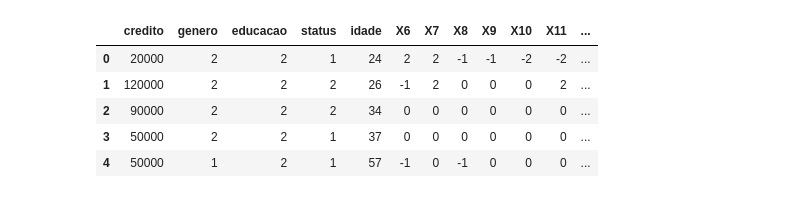
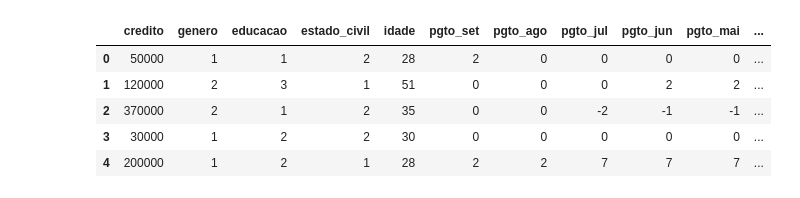
Before and after one commit to gstw7/Case, a Jupyter notebook: Terceira Questão/notebooks/2_eda.ipynb, the cells around one changed output. Saved outputs shown, nothing was run; the diff lists cells and outputs as text; code cells hidden in the pictures.

```diff
--- a/Terceira Questão/notebooks/2_eda.ipynb
+++ b/Terceira Questão/notebooks/2_eda.ipynb
@@ -11,18 +48,17 @@ pd.set_option('display.max_columns', 500)
 # %%
 DATA_RAW_PATH = os.path.join('..','data','raw')
 DATA_INTER_PATH = os.path.join('..','data','interim')
-DATA_INTER_RAW_NAME = 'df_raw.csv'
-DATA_INTER_RAW2_NAME ='df_raw2.csv'
+DATA_INTER_TRAIN_NAME = 'df_train.csv'
+DATA_INTER_TRAIN_NAME_2 = 'df_train_1.csv'
 IMG_PATH = os.path.abspath(os.path.join('..','reports', 'figures'))
 # %%
-df_raw = pd.read_csv(os.path.join(DATA_INTER_PATH, DATA_INTER_RAW_NAME))
-df_raw2 = pd.read_csv(os.path.join(DATA_INTER_PATH, DATA_INTER_RAW2_NAME))
+df_train = pd.read_csv(os.path.join(DATA_INTER_PATH, DATA_INTER_TRAIN_NAME))
 # %%
-df_raw.head()
+df_train.head()
 # %% [output]
-|  | credito | genero | educacao | status | idade | X6 | X7 | X8 | X9 | X10 | X11 | ... |
-| 0 | 20000 | 2 | 2 | 1 | 24 | 2 | 2 | -1 | -1 | -2 | -2 | ... |
-| 1 | 120000 | 2 | 2 | 2 | 26 | -1 | 2 | 0 | 0 | 0 | 2 | ... |
-| 2 | 90000 | 2 | 2 | 2 | 34 | 0 | 0 | 0 | 0 | 0 | 0 | ... |
-| 3 | 50000 | 2 | 2 | 1 | 37 | 0 | 0 | 0 | 0 | 0 | 0 | ... |
-| 4 | 50000 | 1 | 2 | 1 | 57 | -1 | 0 | -1 | 0 | 0 | 0 | ... |
+|  | credito | genero | educacao | estado_civil | idade | pgto_set | pgto_ago | pgto_jul | pgto_jun | pgto_mai | ... |
+| 0 | 50000 | 1 | 1 | 2 | 28 | 2 | 0 | 0 | 0 | 0 | ... |
+| 1 | 120000 | 2 | 3 | 1 | 51 | 0 | 0 | 0 | 2 | 2 | ... |
+| 2 | 370000 | 2 | 1 | 2 | 35 | 0 | 0 | -2 | -1 | -1 | ... |
+| 3 | 30000 | 1 | 2 | 2 | 30 | 0 | 0 | 0 | 0 | 0 | ... |
+| 4 | 200000 | 1 | 2 | 1 | 28 | 2 | 2 | 7 | 7 | 7 | ... |
```
Also changed, not shown: parts of 26 cells of this notebook, 48 other files.
